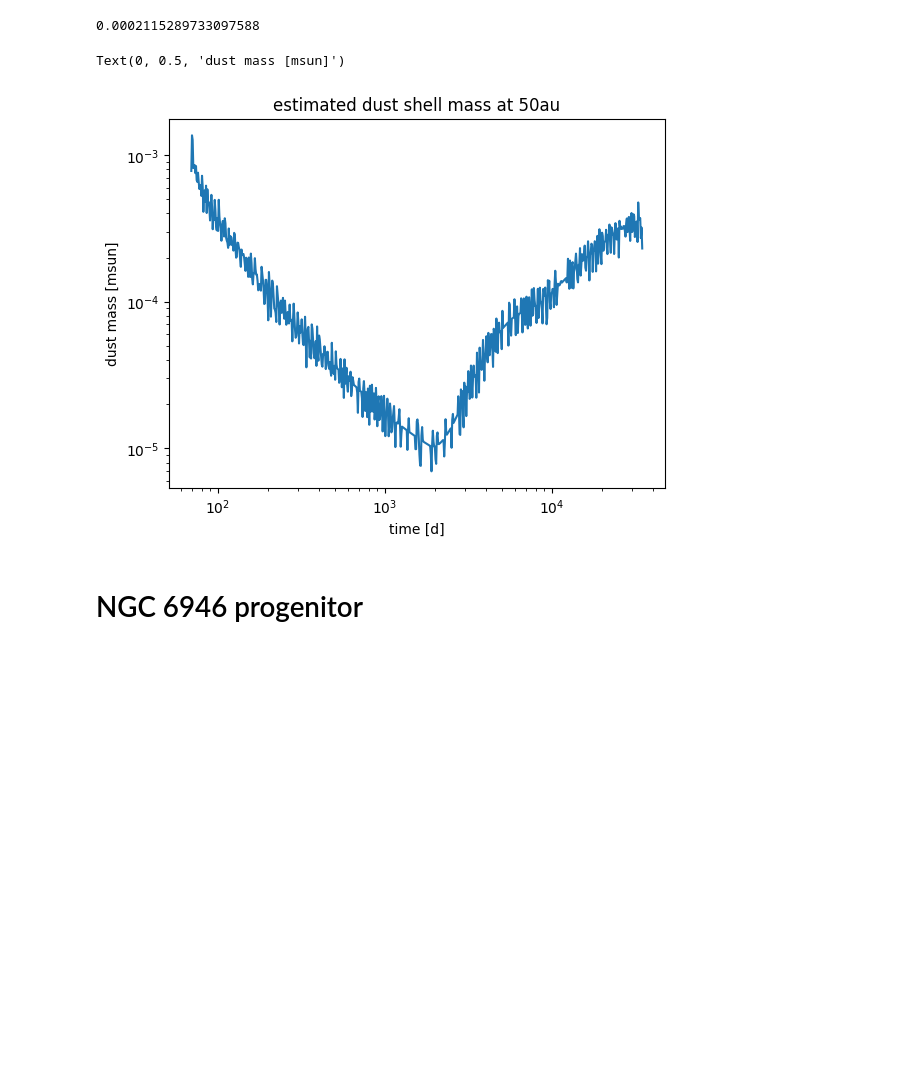
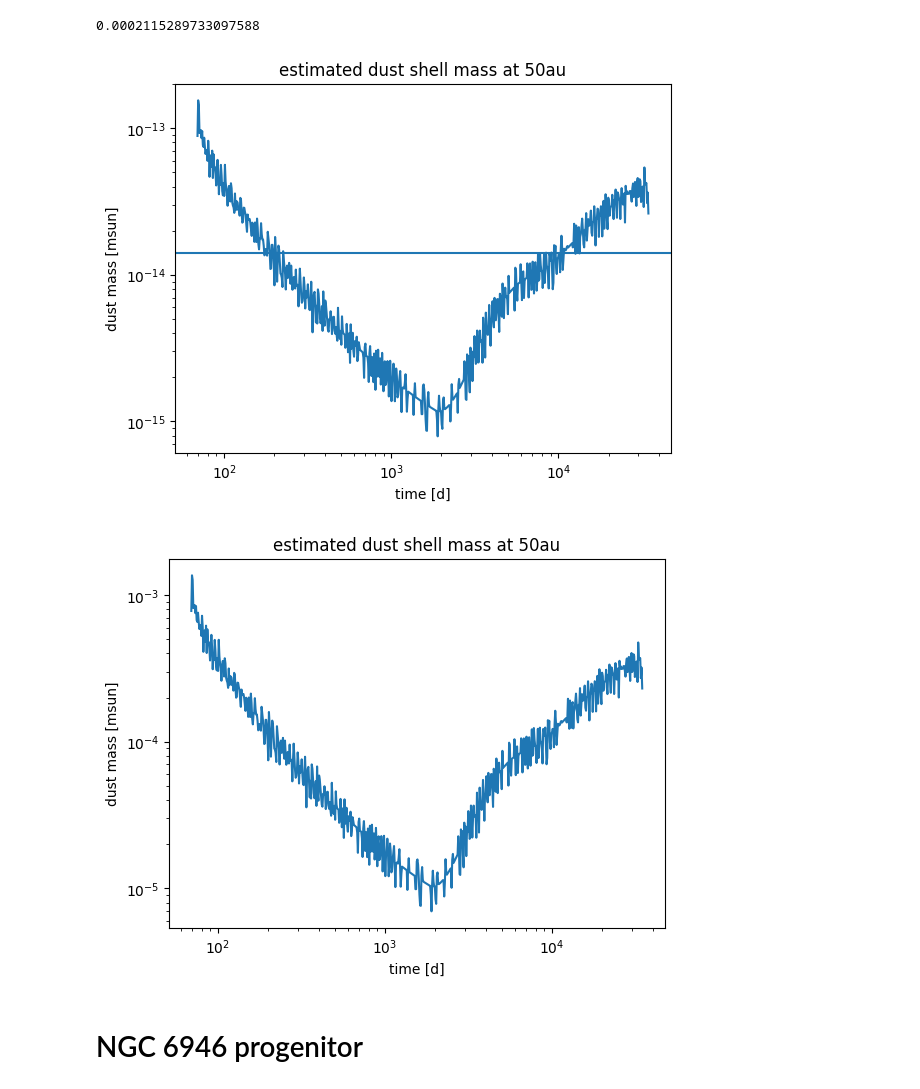
Before and after one commit to morganemacleod/FailedSNCalcs, a Jupyter notebook: MESAfailedSN.ipynb, the cells around one changed output. Saved outputs shown, nothing was run; the diff lists cells and outputs as text; code cells hidden in the pictures; blank space fills up the shorter version.

```diff
--- a/MESAfailedSN.ipynb
+++ b/MESAfailedSN.ipynb
@@ -873,19 +873,31 @@ Text(0.5, 0, '$r$ [AU]')
 # %%
 tl = np.logspace(1,5,1000)*86400
 rho50 = np.zeros_like(tl)
 mshell=np.zeros_like(tl)
 
 for i,myt in enumerate(tl):
     rho50[i] = np.interp(50,np.flipud(r_csm_t(pp[selh1],myt)/c.au),np.flipud(rho_csm_t(pp[selh1],myt)),left=np.nan,right=np.nan )
     mshell[i] = 4/3*np.pi*(50*c.au)**3 * rho50[i]
 
+
+# reference density estimate
+plt.axhline( 0.1*c.msun/(4/3*np.pi*(100*c.au)**3)  )
+
+plt.loglog(tl/86400, rho50 )
+plt.title('estimated dust shell mass at 50au')
+plt.xlabel('time [d]')
+plt.ylabel('dust mass [msun]')
+plt.show()
+
+
 plt.loglog(tl/86400,mshell/c.msun * 1e-2)
 plt.title('estimated dust shell mass at 50au')
 plt.xlabel('time [d]')
 plt.ylabel('dust mass [msun]')
+plt.show()
 # %% [output]
-Text(0, 0.5, 'dust mass [msun]')
-[figure, old version]
+[figure, new version]
+[figure, added]
 # %% [markdown]
 # NGC 6946 progenitor
 # %%
```
Also changed, not shown: parts of 3 cells of this notebook.
